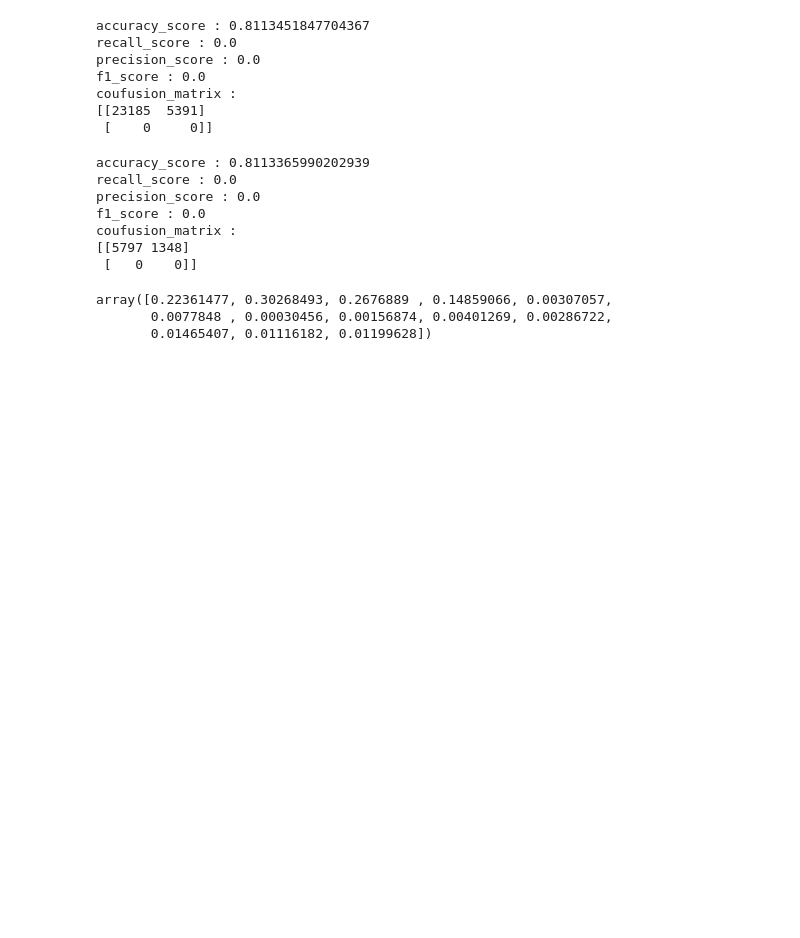
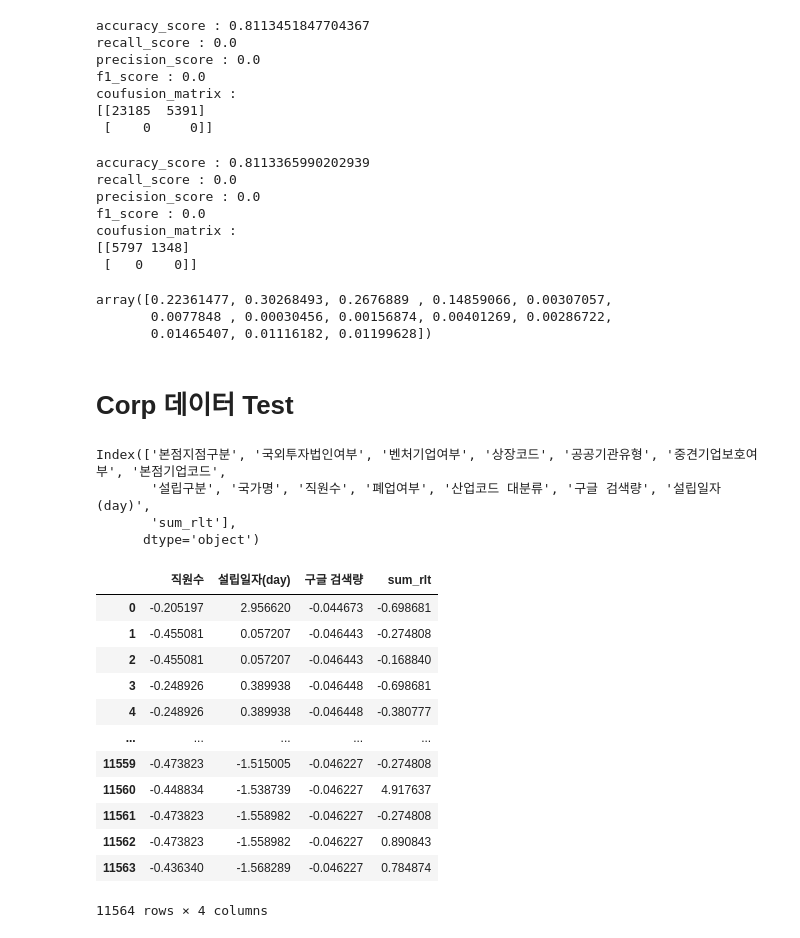
Before and after one commit to YoonJiHwan98/numble_repo, a Jupyter notebook: code/RandomForest_feature_engineering_test.ipynb, the cells around one changed output. Drawn from its saved outputs; the diff is of its cells as text; code cells hidden in the pictures; blank space fills up the shorter version.

```diff
--- a/code/RandomForest_feature_engineering_test.ipynb
+++ b/code/RandomForest_feature_engineering_test.ipynb
@@ -544,3 +542,5 @@ RFC_mml.feature_importances_
 array([0.22361477, 0.30268493, 0.2676889 , 0.14859066, 0.00307057,
        0.0077848 , 0.00030456, 0.00156874, 0.00401269, 0.00286722,
        0.01465407, 0.01116182, 0.01199628])
+# %% [markdown]
+# Corp 데이터 Test
@@ -546,0 +549,8 @@ array([0.22361477, 0.30268493, 0.2676889 , 0.14859066, 0.00307057,
+# %%
+corp = df_corp.drop(columns=['개인법인구분','사업자등록번호','기업명','설립일자','산업코드1','공기업구분','회사명','재무정보_분기'])
+corp.columns
+# %% [output]
+Index(['본점지점구분', '국외투자법인여부', '벤처기업여부', '상장코드', '공공기관유형', '중견기업보호여부', '본점기업코드',
+       '설립구분', '국가명', '직원수', '폐업여부', '산업코드 대분류', '구글 검색량', '설립일자(day)',
+       'sum_rlt'],
+      dtype='object')
@@ -546,0 +563,20 @@ array([0.22361477, 0.30268493, 0.2676889 , 0.14859066, 0.00307057,
+# %%
+# 수치형 변수 스케일링
+sta_scaler_corp = StandardScaler()
+sta_X_scale_corp = sta_scaler_corp.fit_transform(num_attribss_corp)
+sta_X_scale_corp = pd.DataFrame(sta_X_scale_corp, columns=num_attribss_corp.columns)
+sta_X_scale_corp  # 스케일링 데이터 프레임화
+# %% [output]
+|  | 직원수 | 설립일자(day) | 구글 검색량 | sum_rlt |
+| 0 | -0.205197 | 2.956620 | -0.044673 | -0.698681 |
+| 1 | -0.455081 | 0.057207 | -0.046443 | -0.274808 |
+| 2 | -0.455081 | 0.057207 | -0.046443 | -0.168840 |
+| 3 | -0.248926 | 0.389938 | -0.046448 | -0.698681 |
+| 4 | -0.248926 | 0.389938 | -0.046448 | -0.380777 |
+| ... | ... | ... | ... | ... |
+| 11559 | -0.473823 | -1.515005 | -0.046227 | -0.274808 |
+| 11560 | -0.448834 | -1.538739 | -0.046227 | 4.917637 |
+| 11561 | -0.473823 | -1.558982 | -0.046227 | -0.274808 |
+| 11562 | -0.473823 | -1.558982 | -0.046227 | 0.890843 |
+| 11563 | -0.436340 | -1.568289 | -0.046227 | 0.784874 |
+11564 rows × 4 columns
```
Also changed, not shown: parts of 17 cells of this notebook, 3 other files.
